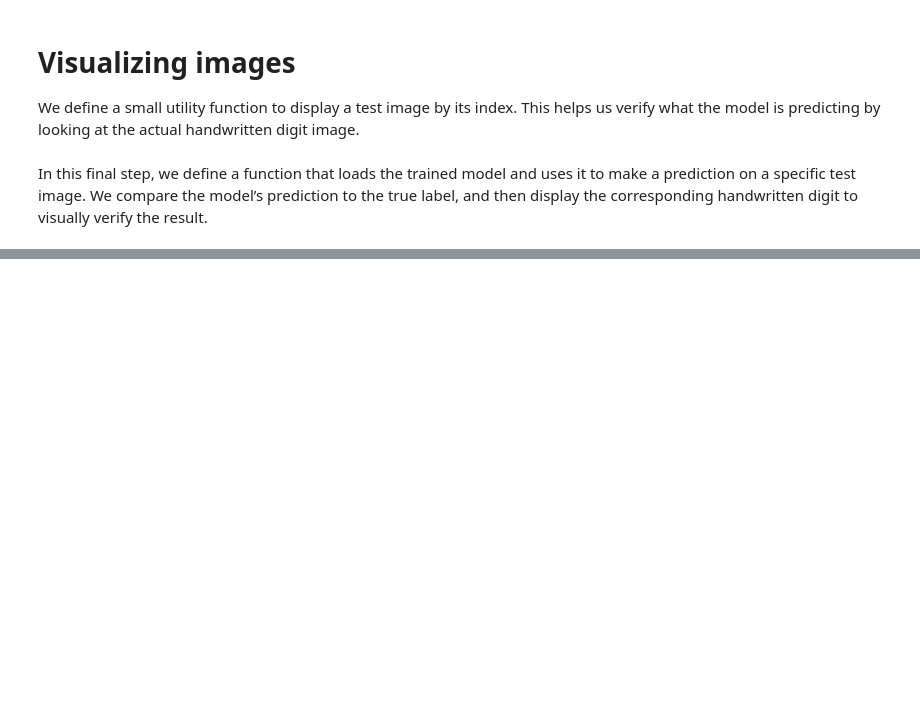
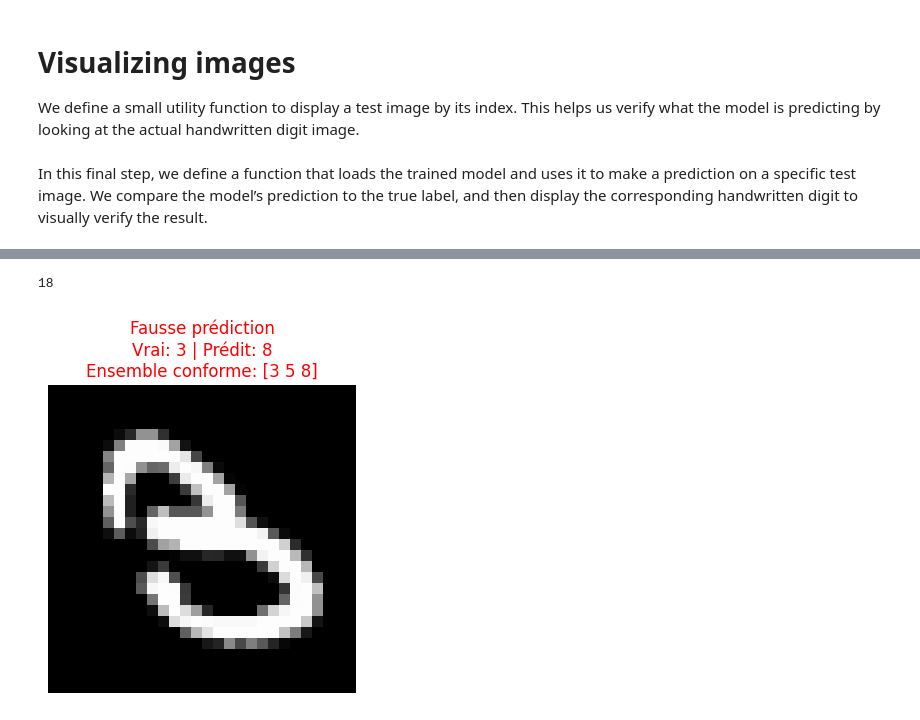
Before and after one commit to HAZAR00/PredictionConforme, a Jupyter notebook: mnist.ipynb, the cells around one changed output, grey strips where cells are left out. Saved outputs shown, nothing was run; the diff lists cells and outputs as text; code cells hidden in the pictures; blank space fills up the shorter version.

```diff
--- a/mnist.ipynb
+++ b/mnist.ipynb
@@ -214,3 +215,27 @@ show_conformal_predictions(test_images, test_labels, predicted_labels, predictio
 # %% [output]
 <Figure size 640x480 with 0 Axes>
 [figure]
+# %%
+
+def show_misclassified_example(images, y_true, y_pred, pred_sets):
+    for i in range(len(y_true)):
+        if y_pred[i] != y_true[i]:
+            plt.figure(figsize=(4,4))
+            plt.imshow(images[i].reshape(28,28), cmap="gray")
+            plt.axis("off")
+            true = y_true[i]
+            pred = y_pred[i]
+            pred_set = pred_sets[i]
+            print(i)
+            plt.title(f"Fausse prédiction\nVrai: {true} | Prédit: {pred}\nEnsemble conforme: {pred_set}", color="red")
+            plt.show()
+            return  # Affiche juste le premier exemple faux
+
+# Prédictions
+
+
+# Afficher un exemple mal classé
+show_misclassified_example(test_images, test_labels, predicted_labels, prediction_sets)
+# %% [output]
+18
+[figure, added]
```
Also changed, not shown: parts of 6 cells of this notebook, 9 other files.
